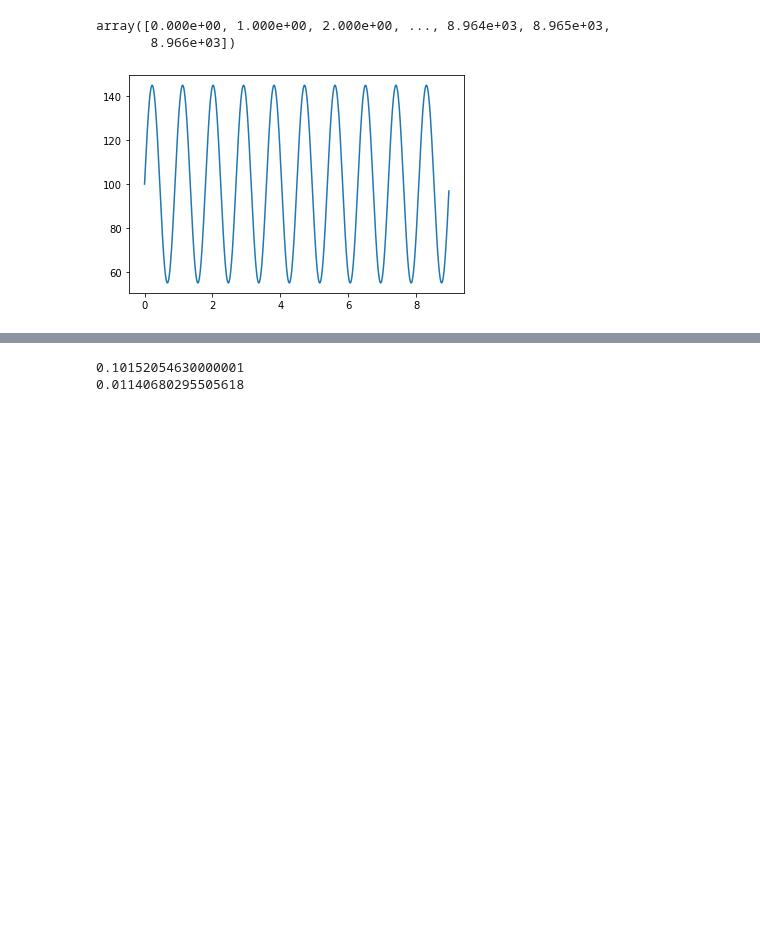
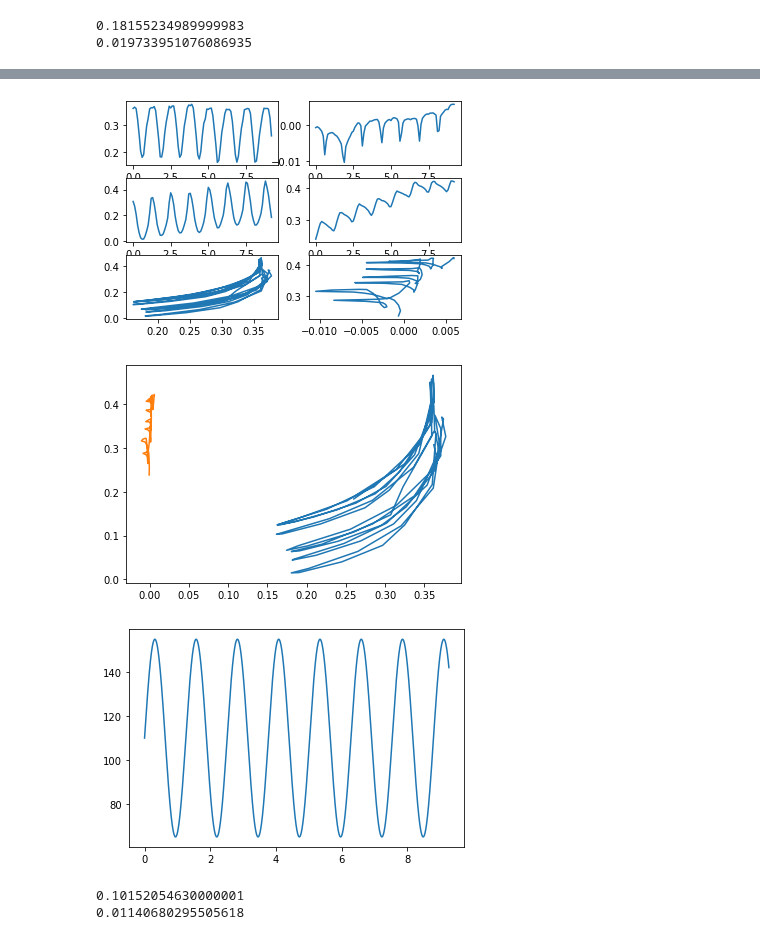
Before and after one commit to biodegradablerobotics/biodegradablerobotics.github.io, a Jupyter notebook: Code/DataCollect/DataCollection.ipynb, the cells around one changed output, grey strips where cells are left out. Saved outputs shown, nothing was run; the diff lists cells and outputs as text; code cells hidden in the pictures; blank space fills up the shorter version.

Commit message:
data

```diff
--- a/Code/DataCollect/DataCollection.ipynb
+++ b/Code/DataCollect/DataCollection.ipynb
@@ -26,3 +1,29 @@ base8=pd.read_csv(r'E:\OneDrive - Arizona State University\Spring 2021\EGR 557 F
+# %%
+import pandas as pd
+import numpy as np
+import matplotlib.pyplot as plt
+import scipy.interpolate as si
+import math
+from IPython.display import HTML
+
+ee1=pd.read_csv(r'Vid1ee.txt', sep=',')
+base1=pd.read_csv(r'Vid1Base.txt', sep=',')
+ee2=pd.read_csv(r'Vid2ee.txt', sep=',')
+base2=pd.read_csv(r'Vid2Base.txt', sep=',')
+ee3=pd.read_csv(r'Vid3ee.txt', sep=',')
+base3=pd.read_csv(r'Vid3Base.txt', sep=',')
+ee4=pd.read_csv(r'Vid4ee.txt', sep=',')
+base4=pd.read_csv(r'Vid4Base.txt', sep=',')
+ee5=pd.read_csv(r'Vid5ee.txt', sep=',')
+base5=pd.read_csv(r'Vid5Base.txt', sep=',')
+ee6=pd.read_csv(r'Vid6ee.txt', sep=',')
+base6=pd.read_csv(r'Vid6Base.txt', sep=',')
+ee7=pd.read_csv(r'Vid7ee.txt', sep=',')
+base7=pd.read_csv(r'Vid7Base.txt', sep=',')
+ee8=pd.read_csv(r'Vid8ee.txt', sep=',')
+base8=pd.read_csv(r'Vid8Base.txt', sep=',')
+#ee9=pd.read_csv(r'E:\OneDrive - Arizona State University\Spring 2021\EGR 557 Foldable Robotics\Data collection\Vid9ee.txt', sep=',')
+#base9=pd.read_csv(r'E:\OneDrive - Arizona State University\Spring 2021\EGR 557 Foldable Robotics\Data collection\Vid9Base.txt', sep=',')
 # %%
 def extract_plot(ee,base,amplitude,freq,vshift):
     x2 = ee.x.to_numpy()
@@ -37,12 +38,12 @@ def extract_plot(ee,base,amplitude,freq,vshift):
     out = vshift + amplitude*np.sin(theta*freq)*180/np.pi
 
 
-    xy2 = numpy.array([x2,y2]).T
-    xy2b = numpy.array([x2b,y2b]).T
+    xy2 = np.array([x2,y2]).T
+    xy2b = np.array([x2b,y2b]).T
 
     XYee2 = si.interp1d(t2,xy2.T,fill_value='extrapolate',kind='quadratic')
     XYbase2 = si.interp1d(t2,xy2b.T,fill_value='extrapolate',kind='quadratic')
-    new_t2 = numpy.r_[0:t2[-1]:.1]
+    new_t2 = np.r_[0:t2[-1]:.1]
 
     avg2 = np.mean(XYbase2(new_t2)[0])
     Xee2 = (XYee2(new_t2)[0]-avg2)*-1
@@ -72,19 +73,17 @@ def extract_plot(ee,base,amplitude,freq,vshift):
 
     print(height)
     print(Vel)
-# %%
-t2 = ee1.t.to_numpy()
-theta = np.r_[0:t2[-1]*1000:1]
-amp = 45*np.pi/180
-vshift = 100*np.pi/180
-out = 100+amp*np.sin(theta*0.007)*180/np.pi
-
-
-out
-#plt.figure()
-plt.plot(theta/1000,out)
-theta
-# %% [output]
-array([0.000e+00, 1.000e+00, 2.000e+00, ..., 8.964e+03, 8.965e+03,
-       8.966e+03])
-[figure, removed]
+# %%
+amp = np.deg2rad(45)
+vshift = 110
+freq = 0.005
+
+extract_plot(ee6,base6,amp,freq,vshift)
+HTML("""
+<video width="320" height="240" controls>
+  <source src="Vid6.mp4" type="video/mp4">
+</video>
+""")
+# %% [output]
+0.18155234989999983
+0.019733951076086935
@@ -91,2 +91,5 @@ array([0.000e+00, 1.000e+00, 2.000e+00, ..., 8.964e+03, 8.965e+03,
+[figure, added]
+[figure, added]
+[figure, added]
 # %%
 amp = np.deg2rad(45)
```
Also changed, not shown: parts of 5 cells of this notebook, 2 other files.
